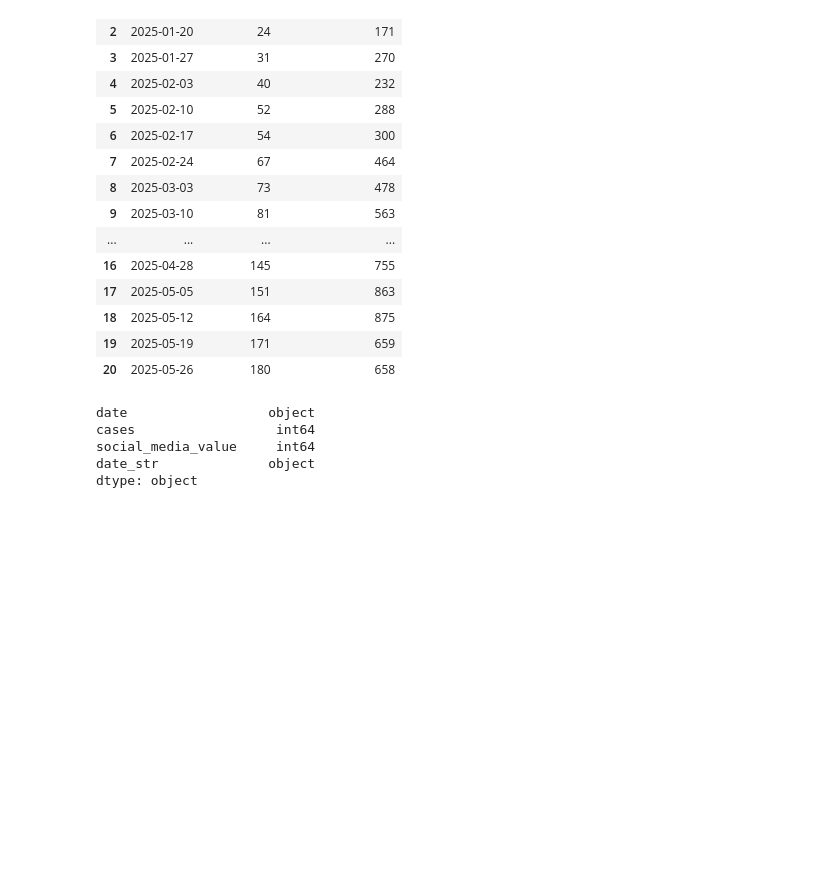
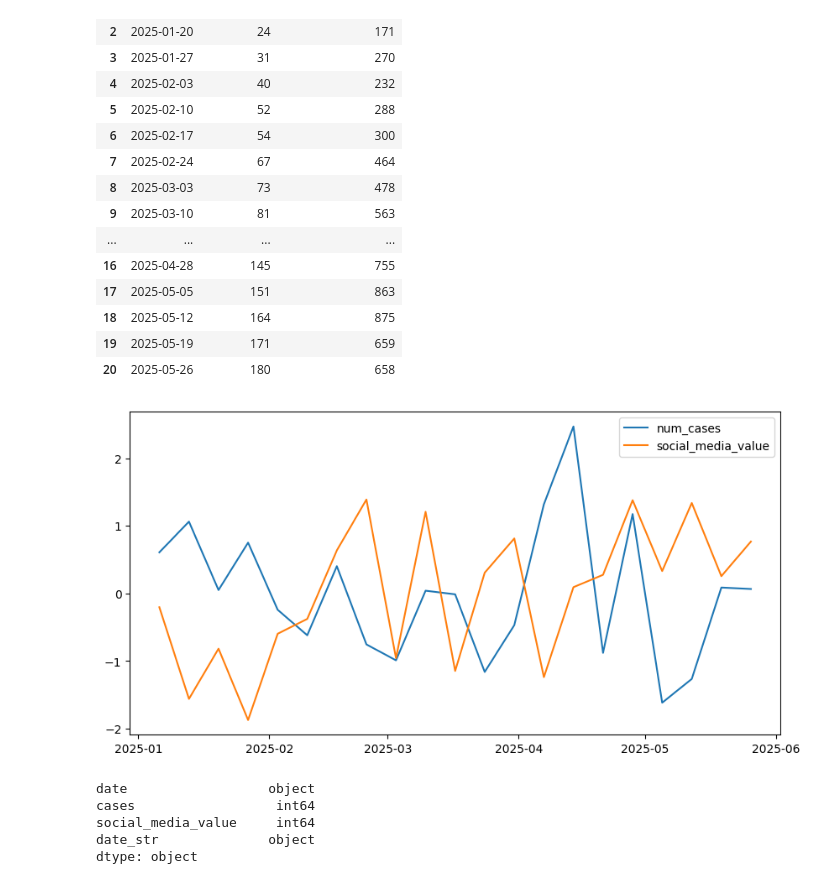
Before and after one commit to ngandlau/hackathon-dc-aegis, a Jupyter notebook: src/notebooks/merge.ipynb, the cells around one changed output. Cells and saved outputs as stored; diff of their text form; code cells hidden in the pictures; blank space fills up the shorter version.

```diff
--- a/src/notebooks/merge.ipynb
+++ b/src/notebooks/merge.ipynb
@@ -67,7 +67,8 @@ import src.health_data as utils
 social_df = social_media.fetch_disease_data("measles")
 cdc_df = utils.fetch_disease_data("measles")
 # %%
-pd.merge(cdc_df, social_df, on="date", how="left")
+df_merged = pd.merge(cdc_df, social_df, on="date", how="left")
+df_merged
 # %% [output]
 |  | date | num_cases | social_media_value |
 | 0 | 2025-01-06 | 2 | 171 |
@@ -86,6 +87,40 @@ pd.merge(cdc_df, social_df, on="date", how="left")
 | 18 | 2025-05-12 | 164 | 875 |
 | 19 | 2025-05-19 | 171 | 659 |
 | 20 | 2025-05-26 | 180 | 658 |
+# %%
+# standardize num_cases and social_media_value
+
+from matplotlib import pyplot as plt
+
+
+# There are several standardization techniques. Here are two common ones:
+
+# 1. Z-score standardization (mean=0, std=1) - what was originally used:
+df_merged["num_cases_zscore"] = (df_merged["num_cases"] - df_merged["num_cases"].mean()) / df_merged["num_cases"].std()
+df_merged["social_media_value_zscore"] = (df_merged["social_media_value"] - df_merged["social_media_value"].mean()) / df_merged["social_media_value"].std()
+
+# 2. Min-Max scaling (scales to [0, 1]):
+df_merged["num_cases_minmax"] = (df_merged["num_cases"] - df_merged["num_cases"].min()) / (df_merged["num_cases"].max() - df_merged["num_cases"].min())
+df_merged["social_media_value_minmax"] = (df_merged["social_media_value"] - df_merged["social_media_value"].min()) / (df_merged["social_media_value"].max() - df_merged["social_media_value"].min())
+
+def standardize_value_columns(df) -> pd.DataFrame:
+    value_columns = [col for col in df.columns if col != "date"]
+    for col in value_columns:
+        df[f"{col}_zscore"] = (df[col] - df[col].mean()) / df[col].std()
+        df[f"{col}_minmax"] = (df[col] - df[col].min()) / (df[col].max() - df[col].min())
+    return df
+
+df_merged = standardize_value_columns(df_merged)
+
+# You can choose which columns to plot depending on the standardization method you want to visualize.
+
+plt.figure(figsize=(10, 5))
+plt.plot(df_merged["date"], df_merged["num_cases"], label="num_cases")
+plt.plot(df_merged["date"], df_merged["social_media_value"], label="social_media_value")
+plt.legend()
+plt.show()
+# %% [output]
+[figure, added]
 # %%
 print(social_df.dtypes)
 social_df["date"] = pd.to_datetime(social_df["date"])
```
Also changed, not shown: parts of 2 cells of this notebook, 3 other files.
